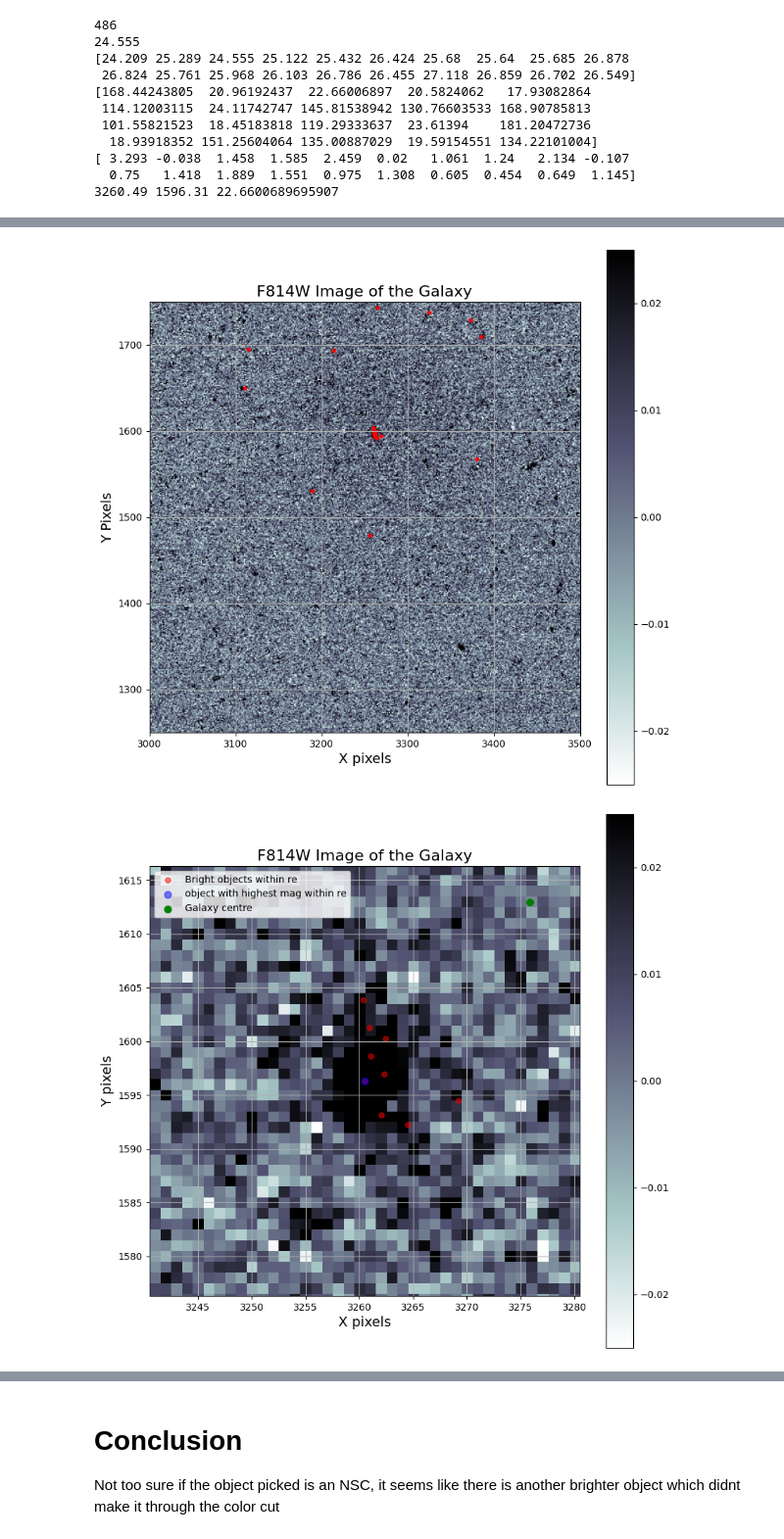
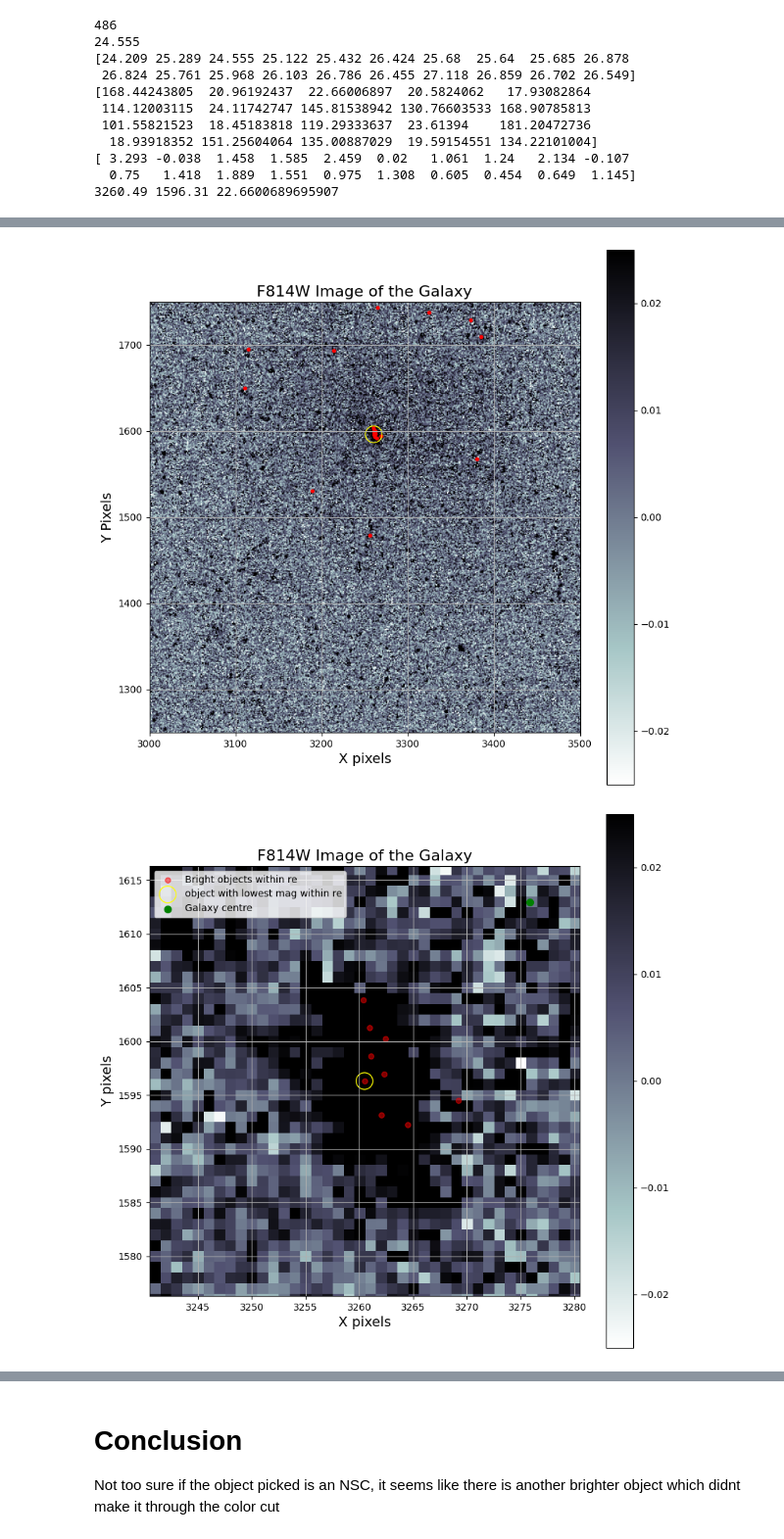
Before and after one commit to Ananth1-9/Research_work, a Jupyter notebook: Real_code/NSCID77.ipynb, the cells around one changed output, grey strips where cells are left out. Shown at 98% size. Drawn from its saved outputs; the diff is of its cells as text; code cells hidden in the pictures.

Commit message:
Made sure all the files are for F814 filter then i highlighted the selected NSC using a yellow ring

```diff
--- a/Real_code/NSCID77.ipynb
+++ b/Real_code/NSCID77.ipynb
@@ -138,7 +138,7 @@ plt.show()
 #converting re(arcsec) to pixels
 re_arcsec77 = 9.29
 
-hdul77 = fits.open('/Users/ananthmugundhan/Coding/Research_work/Space_data/HST_cut2/ID_77_F475/MAST_2025-11-11T04_46_43.017Z/HST/jc8a05020_drc.fits')
+hdul77 = fits.open('/Users/ananthmugundhan/Coding/Research_work/Space_data/HST_cut2/ID_77_F475/ID_77_F814/MAST_2026-03-03T1800/HST/jc8a05010_drc.fits')
 if len(hdul77) > 1:
     hdr77 = hdul77[1].header
 else:
@@ -333,6 +334,7 @@ fig0 = plt.figure(figsize=(10,10))
 plt.imshow(F814W0, origin='lower', cmap='bone_r', vmin = -0.025, vmax = 0.025)
 plt.colorbar()
 plt.scatter(xcgal77[distgal77 <= re_pixels77], ycgal77[distgal77 <= re_pixels77], color='red', s=10, label='Bright objects within re')
+plt.scatter(objxc0, objyc0, ec = 'yellow', fc = 'none', s=300, alpha = 1, label='object with lowest mag within re')
 plt.title('F814W Image of the Galaxy', fontsize=16)
 plt.xlabel('X pixels', fontsize=14)
 plt.ylabel('Y Pixels', fontsize=14)
@@ -341,25 +343,25 @@ plt.ylim(1250, 1750)
 plt.grid()
 plt.show()
 # %% [output]
-[figure, old version]
+[figure, new version]
 # %%
 # zooming in even more to see the brightest and closest object to the centre of the galaxy
 fig0 = plt.figure(figsize=(10,10))
 plt.imshow(F814W0, origin='lower', cmap='bone_r', vmin = -0.025, vmax = 0.025)
 plt.colorbar()
 plt.scatter(xcgal77[distgal77 <= re_pixels77], ycgal77[distgal77 <= re_pixels77], color='red', s=30, alpha = 0.5, label='Bright objects within re')
-plt.scatter(objxc0, objyc0, color='blue', s=50, alpha = 0.5, label='object with highest mag within re')
+plt.scatter(objxc0, objyc0, ec = 'yellow', fc = 'none', s=300, alpha = 1, label='object with lowest mag within re')
 plt.scatter(galcenx77, galceny77, color='green', s=50, alpha = 1, label='Galaxy centre')
 plt.title('F814W Image of the Galaxy', fontsize=16)
 plt.xlabel('X pixels', fontsize=14)
 plt.ylabel('Y pixels', fontsize=14)
 plt.xlim(objxc0-20, objxc0+20)
 plt.ylim(objyc0-20, objyc0+20)
 plt.legend()
 plt.grid()
 plt.show()
 # %% [output]
-[figure, old version]
+[figure, new version]
 # %%
 # trying to see how bright it is
 fig0 = plt.figure(figsize=(10,10))
```
Also changed, not shown: parts of 8 cells of this notebook, 4 other files.
